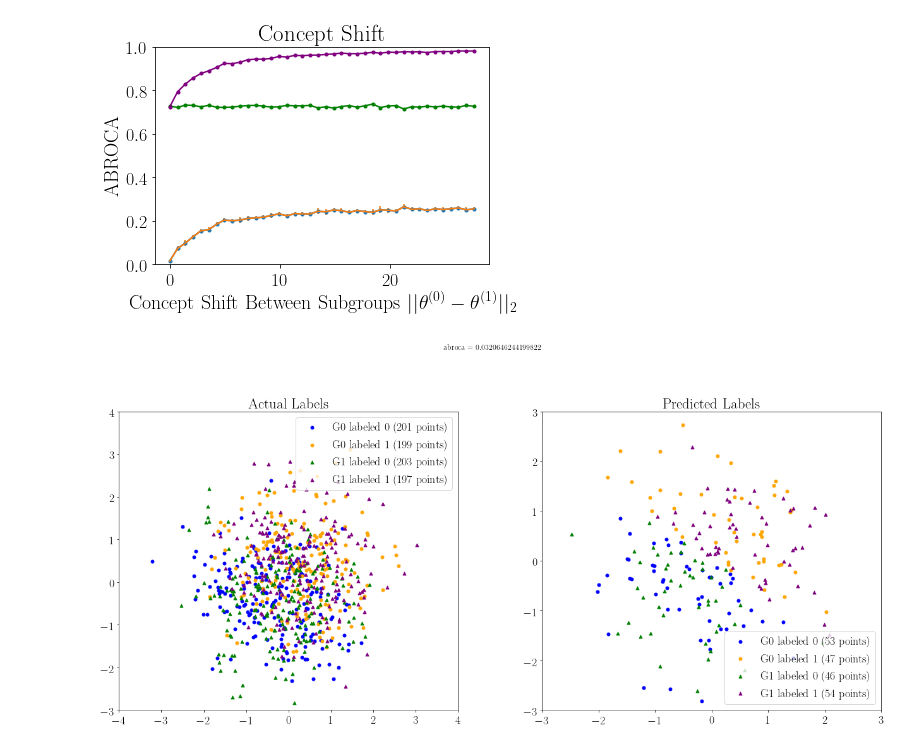
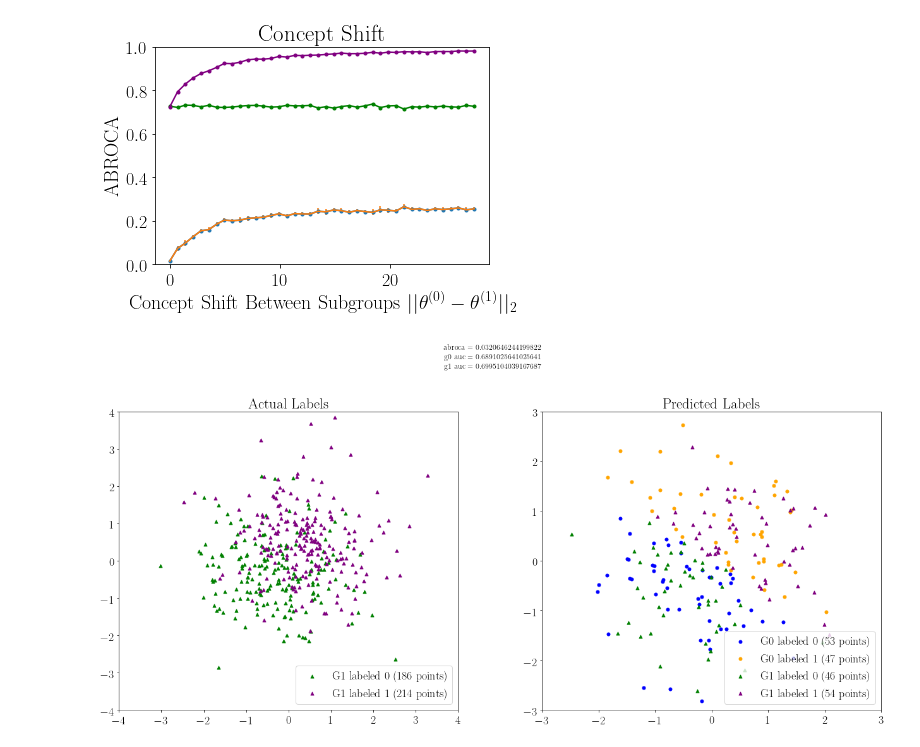
Before and after one commit to 13nat1313/ABROCAproject, a Jupyter notebook: ABROCAproject-Copy1.ipynb, the cells around one changed output. Cells and saved outputs as stored; diff of their text form; code cells hidden in the pictures.

Commit message:
fixed graph

```diff
--- a/ABROCAproject-Copy1.ipynb
+++ b/ABROCAproject-Copy1.ipynb
@@ -264,7 +264,7 @@ plt.show()
 # %% [output]
 [figure]
 # %%
-def visualize_data(point_size=.5, s=0, figsize=(20, 10), **kwargs):
+def visualize_data(point_size=.5, group_switch=2, s=0, figsize=(20, 10), **kwargs):
     """Generates either 1 or 2 figures to help display simulated data as a scatter plot.
 
     Args:
@@ -289,6 +289,10 @@ def visualize_data(point_size=.5, s=0, figsize=(20, 10), **kwargs):
 
     X_train_0, _, y_train_0, _ = train_test_split(X_t[:n_0], y_t[:n_0], test_size=0.2, random_state=0)
     X_train_1, _, y_train_1, _ = train_test_split(X_t[n_0:], y_t[n_0:], test_size=0.2, random_state=0)
+    X_train = np.append(X_train_0, X_train_1, axis=0)
+    y_train = np.append(y_train_0, y_train_1, axis=0)
+    X_train_0, _, y_train_0, _ = train_test_split(X[:n_0], y[:n_0], test_size=0.2, random_state=0)
+    X_train_1, _, y_train_1, _ = train_test_split(X[n_0:], y[n_0:], test_size=0.2, random_state=0)
 
     plot_x0_0 = [a for a, b in zip(X_train_0[:, 0], y_train_0) if b == 0]
     plot_y0_0 = [a for a, b in zip(X_train_0[:, 1], y_train_0) if b == 0]
@@ -299,8 +303,7 @@ def visualize_data(point_size=.5, s=0, figsize=(20, 10), **kwargs):
     plot_x1_1 = [a for a, b in zip(X_train_1[:, 0], y_train_1) if b == 1]
     plot_y1_1 = [a for a, b in zip(X_train_1[:, 1], y_train_1) if b == 1]
 
-    X_train = np.append(X_train_0, X_train_1, axis=0)
-    y_train = np.append(y_train_0, y_train_1, axis=0)
+
 
     perm = np.random.permutation(len(y_train))
 
@@ -328,46 +331,51 @@ def visualize_data(point_size=.5, s=0, figsize=(20, 10), **kwargs):
 
     fig, axs = plt.subplots(1, 2, figsize=figsize)
 
-    axs[0].scatter(plot_x0_0, plot_y0_0, color='blue', s=point_size, label=f'G0 labeled 0 ({len(plot_x0_0)} points)', marker='o')
-    axs[0].scatter(plot_x0_1, plot_y0_1, color='orange', s=point_size,
-                      label=f'G0 labeled 1 ({len(plot_x0_1)} points)', marker='o')
-    axs[0].scatter(plot_x1_0, plot_y1_0, color='green', s=point_size, label=f'G1 labeled 0 ({len(plot_x1_0)} points)', marker='^')
-    axs[0].scatter(plot_x1_1, plot_y1_1, color='purple', s=point_size,
-                      label=f'G1 labeled 1 ({len(plot_x1_1)} points)', marker='^')
+    if group_switch != 1:
+        axs[0].scatter(plot_x0_0, plot_y0_0, color='blue', s=point_size, label=f'G0 labeled 0 ({len(plot_x0_0)} points)', marker='o')
+        axs[0].scatter(plot_x0_1, plot_y0_1, color='orange', s=point_size,
+                          label=f'G0 labeled 1 ({len(plot_x0_1)} points)', marker='o')
+    if group_switch != 0:
+        axs[0].scatter(plot_x1_0, plot_y1_0, color='green', s=point_size, label=f'G1 labeled 0 ({len(plot_x1_0)} points)', marker='^')
+        axs[0].scatter(plot_x1_1, plot_y1_1, color='purple', s=point_size,
+                          label=f'G1 labeled 1 ({len(plot_x1_1)} points)', marker='^')
     axs[0].legend()
     axs[0].set_title('Actual Labels')
 
     axs[1].scatter(plot_x0_0_test, plot_y0_0_test, color='blue', s=point_size, label=f'G0 labeled 0 ({len(plot_x0_0_test)} points)', marker='o')
     axs[1].scatter(plot_x0_1_test, plot_y0_1_test, color='orange', s=point_size,
                       label=f'G0 labeled 1 ({len(plot_x0_1_test)} points)', marker='o')
     axs[1].scatter(plot_x1_0_test, plot_y1_0_test, color='green', s=point_size, label=f'G1 labeled 0 ({len(plot_x1_0_test)} points)', marker='^')
     axs[1].scatter(plot_x1_1_test, plot_y1_1_test, color='purple', s=point_size,
                       label=f'G1 labeled 1 ({len(plot_x1_1_test)} points)', marker='^')
     axs[1].legend()
     axs[1].set_title('Predicted Labels')
 
     xlim = [int(min(plot_x0_0 + plot_x0_1 + plot_x1_0 + plot_x1_1)) - 1,
             int(max(plot_x0_0 + plot_x0_1 + plot_x1_0 + plot_x1_1)) + 1]
     ylim = [int(min(plot_y0_0 + plot_y0_1 + plot_y1_0 + plot_y1_1)) - 1,
             int(max(plot_y0_0 + plot_y0_1 + plot_y1_0 + plot_y1_1)) + 1]
 
     xlim_test = [int(min(plot_x0_0_test + plot_x0_1_test + plot_x1_0_test + plot_x1_1_test)) - 1,
             int(max(plot_x0_0_test + plot_x0_1_test + plot_x1_0_test + plot_x1_1_test)) + 1]
     ylim_test = [int(min(plot_y0_0_test + plot_y0_1_test + plot_y1_0_test + plot_y1_1_test)) - 1,
             int(max(plot_y0_0_test + plot_y0_1_test + plot_y1_0_test + plot_y1_1_test)) + 1]
 
     axs[0].set_xlim(xlim)
     axs[1].set_xlim(xlim_test)
     axs[0].set_ylim(ylim)
     axs[1].set_ylim(ylim_test)
 
-    fig.suptitle(f'abroca = {abroca}')
+    fig.suptitle(f'abroca = {abroca}\ng0 auc = {g0auc}\ng1 auc = {g1auc}')
     fig.tight_layout(pad=10.0)
 
     return fig
 
-e=.25
-fig = visualize_data(point_size=25, s=13, n=1000, theta_1=[(2**0.5)*np.cos(e*np.pi), (2**0.5)*np.sin(e*np.pi)])
+
+
+e=2.25
+g = 1
+fig = visualize_data(point_size=25, group_switch=g, s=13, n=1000, theta_1=[(2**0.5)*np.cos(e*np.pi), (2**0.5)*np.sin(e*np.pi)])
 fig.show()
 # %% [output]
-[figure, old version]
+[figure, new version]
```
